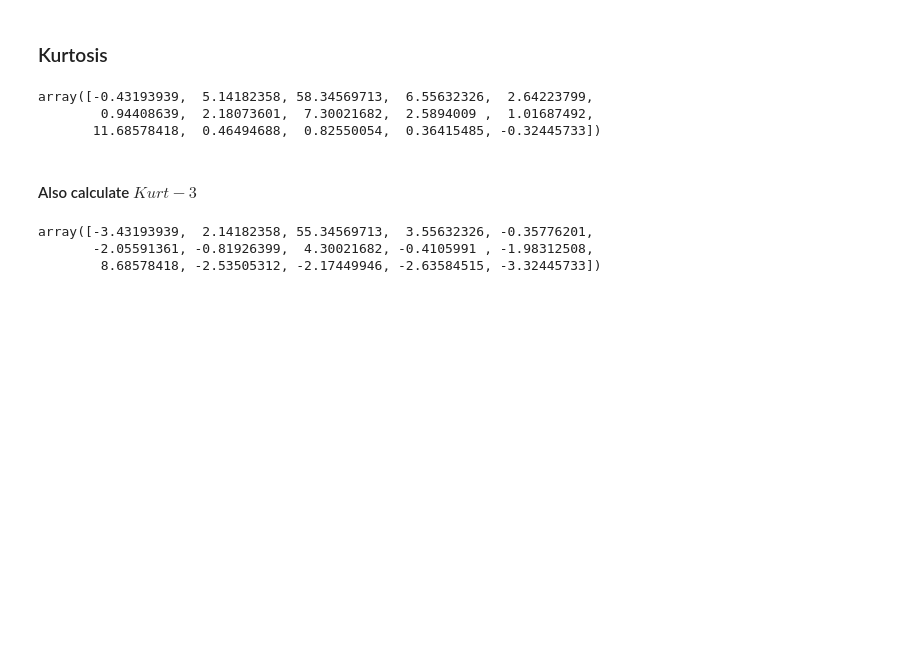
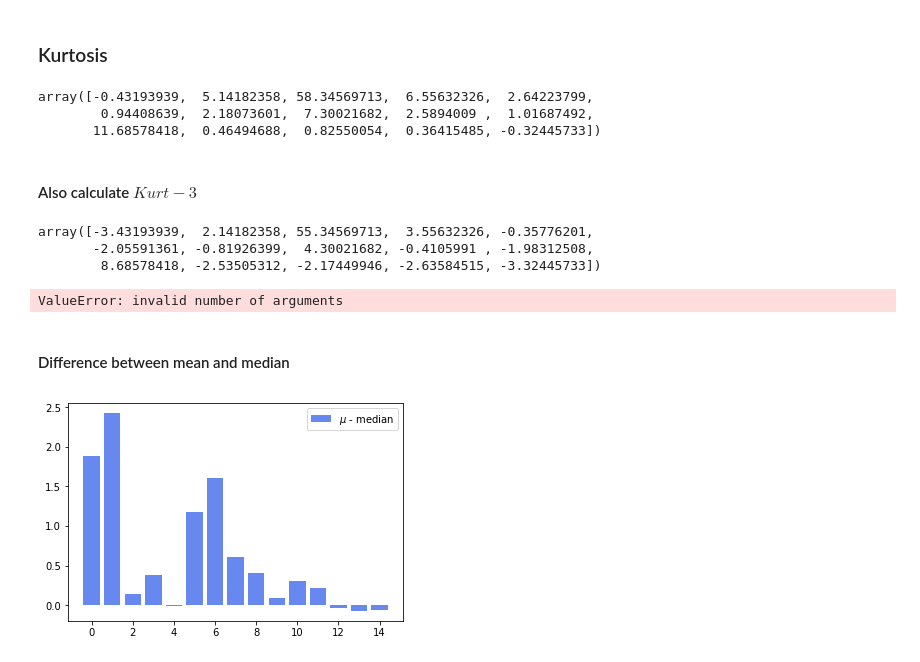
Before and after one commit to piovere/nucnotes, a Jupyter notebook: ne579/Homework/hw02/All in one.ipynb, the cells around one changed output. Drawn from its saved outputs; the diff is of its cells as text; code cells hidden in the pictures; blank space fills up the shorter version.

```diff
--- a/ne579/Homework/hw02/All in one.ipynb
+++ b/ne579/Homework/hw02/All in one.ipynb
@@ -123,3 +154,22 @@ kurtosis(data, axis=0) - 3 * np.ones_like(kurtosis(data, axis=0))
 array([-3.43193939,  2.14182358, 55.34569713,  3.55632326, -0.35776201,
        -2.05591361, -0.81926399,  4.30021682, -0.4105991 , -1.98312508,
         8.68578418, -2.53505312, -2.17449946, -2.63584515, -3.32445733])
+# %%
+np.maximum(kurtosis(data, axis=0))
+# %% [output]
+ValueError: invalid number of arguments
+# %% [markdown]
+#### Difference between mean and median
+# %%
+with sns.color_palette('coolwarm'):
+    s = np.divide(np.mean(data, axis=0) - np.median(data, axis=0), np.std(data, axis=0))
+    #plt.bar(np.arange(s.shape[0]), s, alpha=0.5, label=r'$\mu$ - median')
+    plt.bar(np.arange(s.shape[0]), np.mean(data, axis=0) - np.median(data, axis=0), label=r'$\mu$ - median')
+    #plt.bar(np.arange(s.shape[0]), kurtosis(data, axis=0) / kurtosis(data, axis=0).max(axis=0),
+    #        alpha=0.5, label='Kurtosis')
+    #plt.bar(np.arange(s.shape[0]), skew(data, axis=0),
+    #        alpha=0.5, label='Skewness')
+    plt.legend(loc="upper right")
+    plt.show()
+# %% [output]
+[figure, added]
```
Also changed, not shown: parts of 17 cells of this notebook, 2 other files.
